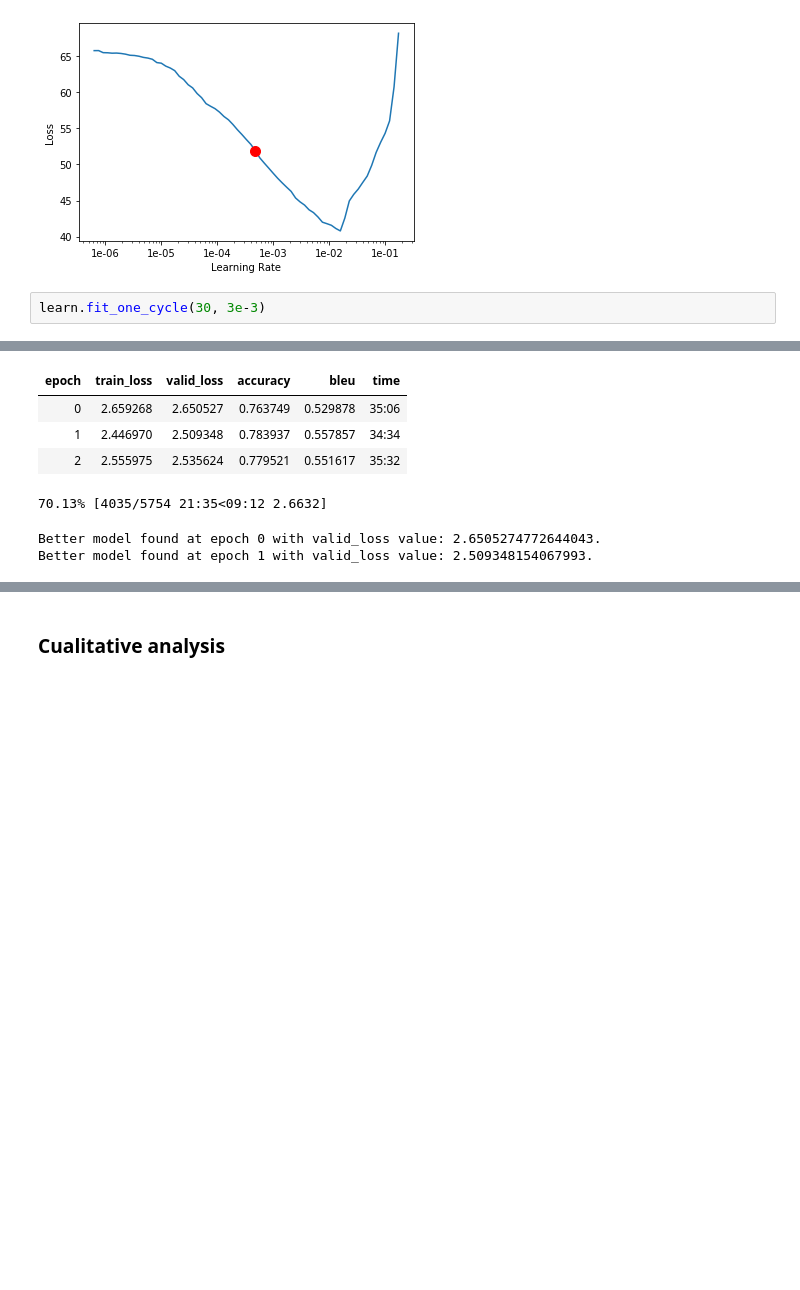
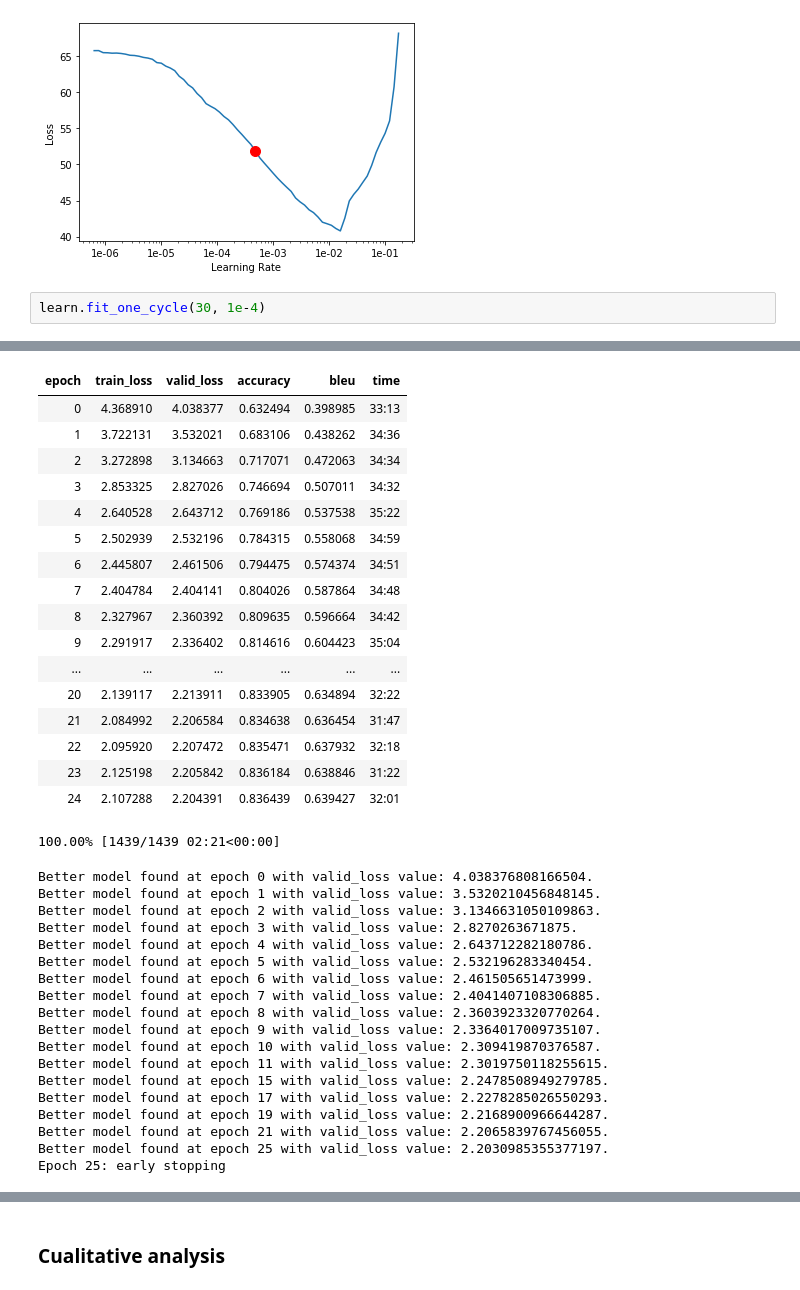
Before and after one commit to javiber/course-nlp, a Jupyter notebook: NLP-track-project.ipynb, the cells around one changed output, grey strips where cells are left out. Cells and saved outputs as stored; diff of their text form; blank space fills up the shorter version.

```diff
--- a/NLP-track-project.ipynb
+++ b/NLP-track-project.ipynb
@@ -1115,5 +1115,5 @@ Min numerical gradient: 4.79E-04
 Min loss divided by 10: 1.58E-03
 [figure]
 # %%
-learn.fit_one_cycle(30, 3e-3)
+learn.fit_one_cycle(30, 1e-4)
 # %% [output]
@@ -1121,7 +1121,36 @@ learn.fit_one_cycle(30, 3e-3)
 | epoch | train_loss | valid_loss | accuracy | bleu | time |
-| 0 | 2.659268 | 2.650527 | 0.763749 | 0.529878 | 35:06 |
-| 1 | 2.446970 | 2.509348 | 0.783937 | 0.557857 | 34:34 |
-| 2 | 2.555975 | 2.535624 | 0.779521 | 0.551617 | 35:32 |
+| 0 | 4.368910 | 4.038377 | 0.632494 | 0.398985 | 33:13 |
+| 1 | 3.722131 | 3.532021 | 0.683106 | 0.438262 | 34:36 |
+| 2 | 3.272898 | 3.134663 | 0.717071 | 0.472063 | 34:34 |
+| 3 | 2.853325 | 2.827026 | 0.746694 | 0.507011 | 34:32 |
+| 4 | 2.640528 | 2.643712 | 0.769186 | 0.537538 | 35:22 |
+| 5 | 2.502939 | 2.532196 | 0.784315 | 0.558068 | 34:59 |
+| 6 | 2.445807 | 2.461506 | 0.794475 | 0.574374 | 34:51 |
+| 7 | 2.404784 | 2.404141 | 0.804026 | 0.587864 | 34:48 |
+| 8 | 2.327967 | 2.360392 | 0.809635 | 0.596664 | 34:42 |
+| 9 | 2.291917 | 2.336402 | 0.814616 | 0.604423 | 35:04 |
+| ... | ... | ... | ... | ... | ... |
+| 20 | 2.139117 | 2.213911 | 0.833905 | 0.634894 | 32:22 |
+| 21 | 2.084992 | 2.206584 | 0.834638 | 0.636454 | 31:47 |
+| 22 | 2.095920 | 2.207472 | 0.835471 | 0.637932 | 32:18 |
+| 23 | 2.125198 | 2.205842 | 0.836184 | 0.638846 | 31:22 |
+| 24 | 2.107288 | 2.204391 | 0.836439 | 0.639427 | 32:01 |
-70.13% [4035/5754 21:35<09:12 2.6632]
+100.00% [1439/1439 02:21<00:00]
-Better model found at epoch 0 with valid_loss value: 2.6505274772644043.
-Better model found at epoch 1 with valid_loss value: 2.509348154067993.
+Better model found at epoch 0 with valid_loss value: 4.038376808166504.
+Better model found at epoch 1 with valid_loss value: 3.5320210456848145.
+Better model found at epoch 2 with valid_loss value: 3.1346631050109863.
+Better model found at epoch 3 with valid_loss value: 2.8270263671875.
+Better model found at epoch 4 with valid_loss value: 2.643712282180786.
+Better model found at epoch 5 with valid_loss value: 2.532196283340454.
+Better model found at epoch 6 with valid_loss value: 2.461505651473999.
+Better model found at epoch 7 with valid_loss value: 2.4041407108306885.
+Better model found at epoch 8 with valid_loss value: 2.3603923320770264.
+Better model found at epoch 9 with valid_loss value: 2.3364017009735107.
+Better model found at epoch 10 with valid_loss value: 2.309419870376587.
+Better model found at epoch 11 with valid_loss value: 2.3019750118255615.
+Better model found at epoch 15 with valid_loss value: 2.2478508949279785.
+Better model found at epoch 17 with valid_loss value: 2.2278285026550293.
+Better model found at epoch 19 with valid_loss value: 2.2168900966644287.
+Better model found at epoch 21 with valid_loss value: 2.2065839767456055.
+Better model found at epoch 25 with valid_loss value: 2.2030985355377197.
+Epoch 25: early stopping
```
Also changed, not shown: parts of 7 cells of this notebook.
